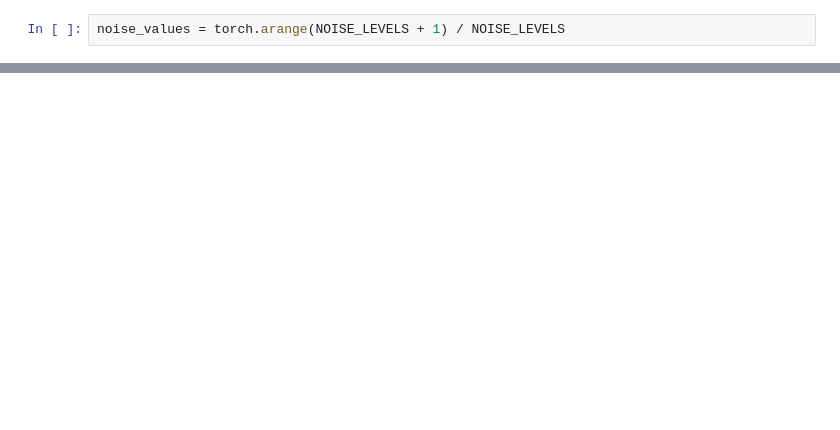
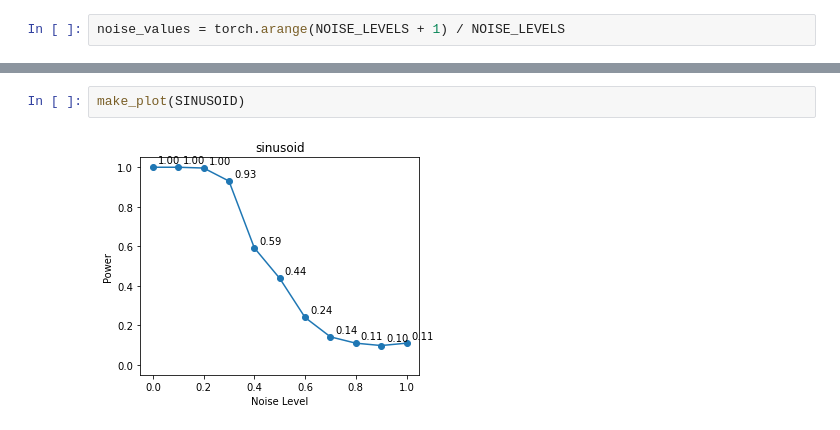
Before and after one commit to ronakdm/prelim, a Jupyter notebook: figure-5.ipynb, the cells around one changed output, grey strips where cells are left out. Drawn from its saved outputs; the diff is of its cells as text; blank space fills up the shorter version.

```diff
--- a/figure-5.ipynb
+++ b/figure-5.ipynb
@@ -24,0 +39,4 @@ plt.show()
+# %%
+make_plot(SINUSOID)
+# %% [output]
+[figure, added]
```
Also changed, not shown: parts of 8 cells of this notebook, 11 other files.
